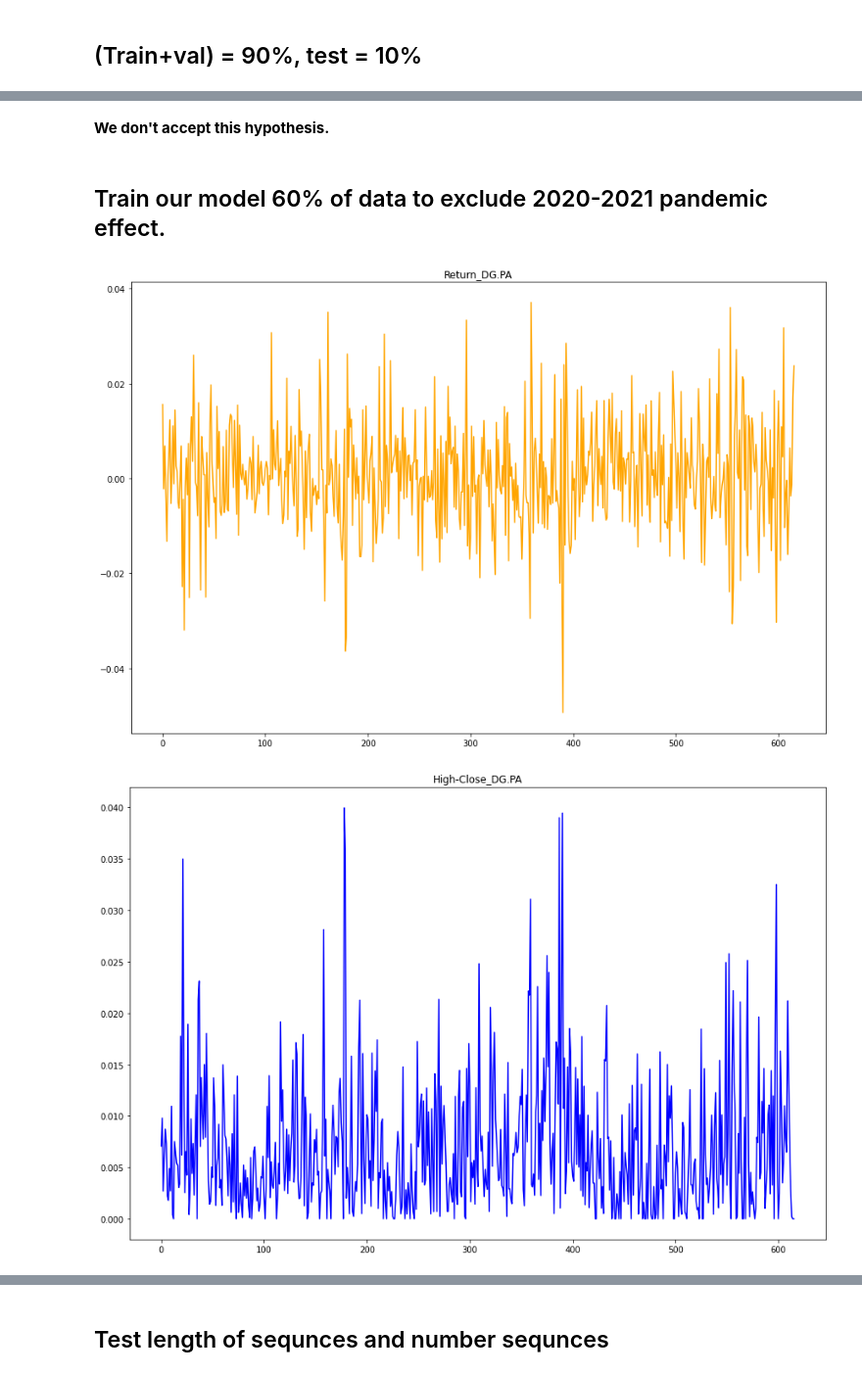
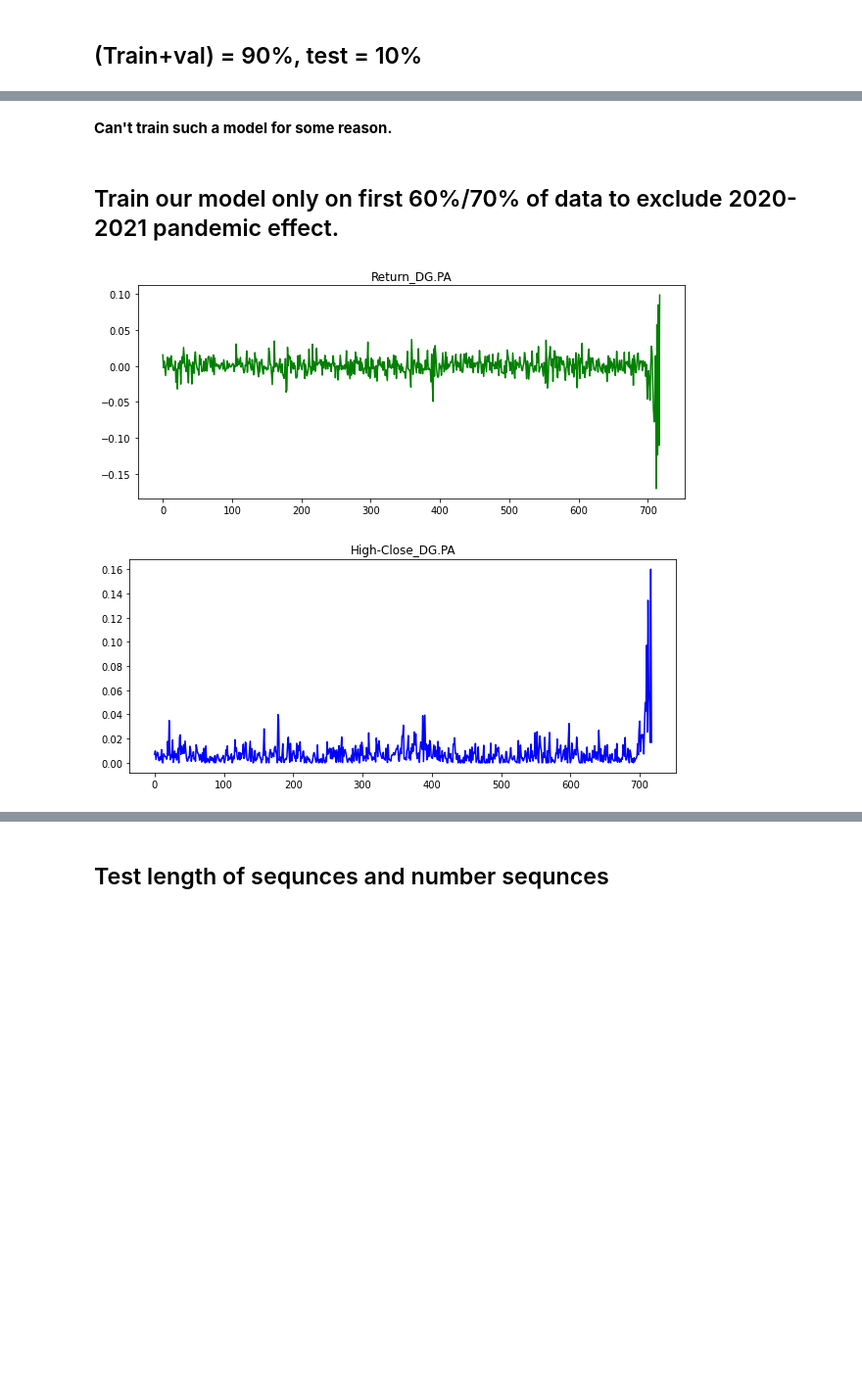
Before and after one commit to Jaouad-AHRAOUI/stock_prediction, a Jupyter notebook: notebooks/2_anastasia_LSTM_Vinci.ipynb, the cells around one changed output, grey strips where cells are left out. Shown at 98% size. Cells and saved outputs as stored; diff of their text form; code cells hidden in the pictures; blank space fills up the shorter version.

Commit message:
modified training period and added tests functions

```diff
--- a/notebooks/2_anastasia_LSTM_Vinci.ipynb
+++ b/notebooks/2_anastasia_LSTM_Vinci.ipynb
@@ -52,3 +57,5 @@ idx = data.columns[0][7:]
+# %%
+data, idx = load_preproc_data('vinci')
 # %%
 data.head()
 # %% [output]
@@ -68,8 +75,8 @@ data.shape
 %matplotlib inline
 
 for col in data.columns:
-    color="orange" if col == f"Return_{idx}" else "blue"
-    data[col].plot(figsize=(15, 10), color=color)
+    color="green" if col == f"Return_{idx}" else "blue"
+    data[col].plot(figsize=(10,4), color=color)
     plt.title(col)
 
     plt.show()
@@ -308,22 +385,23 @@ Prediction of stock return on J+1: [-0.01688591] with mape 807.7603759765625
 # %% [markdown]
-**We don't accept this hypothesis.**
+**Can't train such a model for some reason.**
 # %% [markdown]
-## Train our model 60% of data to exclude 2020-2021 pandemic effect.
+## Train our model only on first 60%/70% of data to exclude 2020-2021 pandemic effect.
 # %%
-#---Take 70% of data to train our model
-threshold_data = int(0.6*data.shape[0])
-data_60 = data[:threshold_data].copy()
+#---Take 60% of data to train our model
+data, idx = load_preproc_data()
+threshold_data = int(0.7*data.shape[0])
+data_70 = data[:threshold_data].copy()
 # %%
 #---Plot the temporal progression of different features of our Data
 
 %matplotlib inline
 
-for col in data_60.columns:
-    color="orange" if col == "Return_DG.PA" else "blue"
-    data_60[col].plot(figsize=(15, 10), color=color)
+for col in data_70.columns:
+    color="green" if col == "Return_DG.PA" else "blue"
+    data_60[col].plot(figsize=(10, 4), color=color)
     plt.title(col)
 
     plt.show()
 # %% [output]
-[figure, old version]
+[figure, new version]
-[figure, old version]
+[figure, new version]
```
Also changed, not shown: parts of 29 cells of this notebook.
